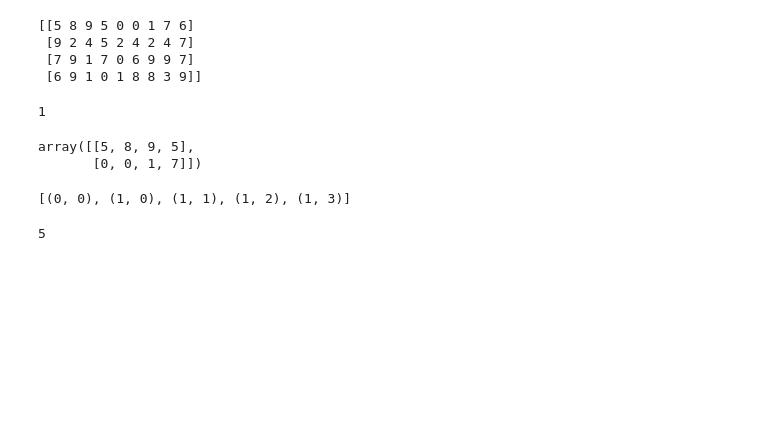
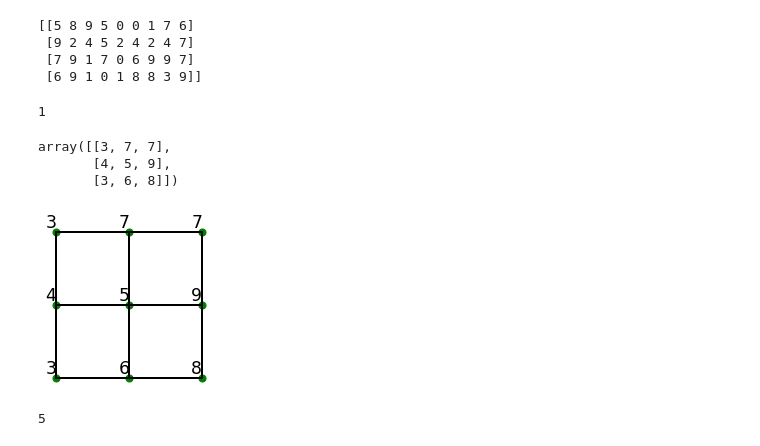
Before and after one commit to Assassinsarms/INM702_Coursework, a Jupyter notebook: T1Aaron_Mir_INM702_Task_1.ipynb, the cells around one changed output. Cells and saved outputs as stored; diff of their text form; code cells hidden in the pictures; blank space fills up the shorter version.

Commit message:
Added Test Graph

```diff
--- a/T1Aaron_Mir_INM702_Task_1.ipynb
+++ b/T1Aaron_Mir_INM702_Task_1.ipynb
@@ -50,6 +50,7 @@ class Agent():
     '''A class to represent an agent. The goal of the agent is to move along the grid from the upper left corner to the lower right corner using the shortest path possible.'''
 
     def __init__ (self, name, maze = None):
+        '''ADD ARGS EXPLANATION'''
         self.name = name
         self.maze = maze
         #self.i, self.j = 0, 0 # curr_position used to be [self.i, self.j] but that is redundant at least for the naive approach
@@ -60,8 +61,9 @@ class Agent():
         self.isFinished = False         # changes if agent reaches position bottom right cell, helps verify
         #self.marker = plt.Circle((self.__x + 0.5, self.__y + 0.5), radius=0.4, fc='y')
 
-    def recursive_path(self, row, col, paths, coords, maze):
+    def recursive_path(self, maze, row, col, paths, coords):
          '''Recursively finds all the possible paths the agent can take to get to the bottom right cell by exploring all paths by moving down and right in the array. Then adds the times spent on each cell for each path and will traverse the path that has the lowest overall time. The current position of the agent is then changed after the comparison is made between different paths.'''
+
         paths.append(maze[row][col])            # append the time value of the starting cell to path list
         coords.append((row, col))               # append the the indexes of that time value coords list
         if row == len(maze) - 1:                # if the current row is equal to the height of the maze - 1
@@ -99,19 +101,16 @@ class Agent():
             self.isFinished == False
             print("An error has occurred.")
 
+ def antcol_path(self, maze, n_ants, alpha=1, beta=1):
+
+      pass
+
 '''
     def dijkstra_path(self): # HAS TO LOOK AT THE GRID AS A WHOLE AND FIND THE PATH BEFORE TAKING IT
         # Can convert the maze to a graph using dictionary
         # Alternatively, each cell in the grid can represents a vertex and neighbor cells adjacent vertices. Thus, not making an explicit graph from these cells instead using the grid as it is in my dijkstra’s algorithm.
-        # Will also outline the finishing point and state that the agent shouldn't go to cells it has already visited
-        time = 0
-        for cell in self.maze:
-            time += self.maze.maze[self.i][self.j] # finds the total amount of time travelled using Dijkstra path
-
-    def antcol_path(self):
-        time = 0
-        for cell in self.maze:
-            time += self.maze.maze[self.i][self.j] # finds the total amount of time travelled using AntColony path
+        # Will also outline the finishing point and state that the agent shouldn't go to cells it has already visited by using a boolean version of the maze where if a cell has been visited it will show true
+        pass
 '''
 # %%
 class IntMaze():
@@ -139,7 +138,7 @@ class IntMaze():
             elif self.path_find_type[self.alg] == 2: # Antcolony
                 self.agent.antcol_path()
             self.maze_reset()
-
+        '''
         if self.mode == 2:
             if self.path_find_type == 0: # Recursive approach
                 self.agent.recursive_path()
@@ -148,19 +147,17 @@ class IntMaze():
             elif self.path_find_type == 2: # Antcolony
                 self.agent.antcol_path()
             self.maze_reset()
-
+        '''
     def maze_reset(self):
         # resets both the agent attributes and the maze attributes so that the same agent can be used with a different algorithm
         pass
 
-    def plot_maze(self, agent_marker): # agent has colour red which is slightly transparent?
-        # Display possible options the agent can take on the plot?
-        #
+    def plot_maze(self): #have different plots for naive, dijkstra and antcol
+        # use arrows to show path the agent chooses and all other paths
         fig = plt.figure()
         cmap = colors.ListedColormap(['white','green', '#ffff99', 'gold', 'orange', '#550011', 'black', 'purple', '#f0027f', '#386cb0'])
         plt.imshow(maze, cmap = cmap, alpha = 0.5)
         plt.colorbar(cmap=cmap)
-        #use funcanimation to show agent moving along the grid?
         plt.show()
 # %%
 class TestAgent():
@@ -249,7 +244,9 @@ test_maze = np.array(np.random.randint(0, 10, size = (2, 4)))
 # %%
+height, width = 3, 3
+test_maze = np.array(np.random.randint(0, 10, size=(height, width)))
 options = []
 option_coords = []
-def test_path_Naive(row, col, paths, coords, maze):
+def test_path_Naive(row, col, paths, coords, maze, plot=True):
     if row == len(maze) - 1:
         for i in range(col, len(maze[0])):
             paths.append(maze[row][i])
@@ -274,4 +271,6 @@ def test_path_Naive(row, col, paths, coords, maze):
     for i in range(0, len(options)):
         sum_time_vals[i] = sum(options[i])
     chosen_path = list(sum_time_vals).index(np.min(sum_time_vals))
-    return option_coords[chosen_path]
+    if plot:
+        plot_chosen_path(maze)
+    return chosen_path
@@ -278,13 +324,13 @@ def test_path_Naive(row, col, paths, coords, maze):
 # %%
 test_maze
 # %% [output]
-array([[5, 8, 9, 5],
-       [0, 0, 1, 7]])
+array([[3, 7, 7],
+       [4, 5, 9],
+       [3, 6, 8]])
-# %%
-a = test_path_Naive(0, 0, [], [], test_maze)
-print(a)
-# %% [output]
-[(0, 0), (1, 0), (1, 1), (1, 2), (1, 3)]
+# %%
+vertices, connectivity = plot_chosen_path(test_maze, nx=height, ny=width)
+# %% [output]
+[figure, added]
 # %%
 len(a)
 # %% [output]
```
Also changed, not shown: parts of 6 cells of this notebook.
